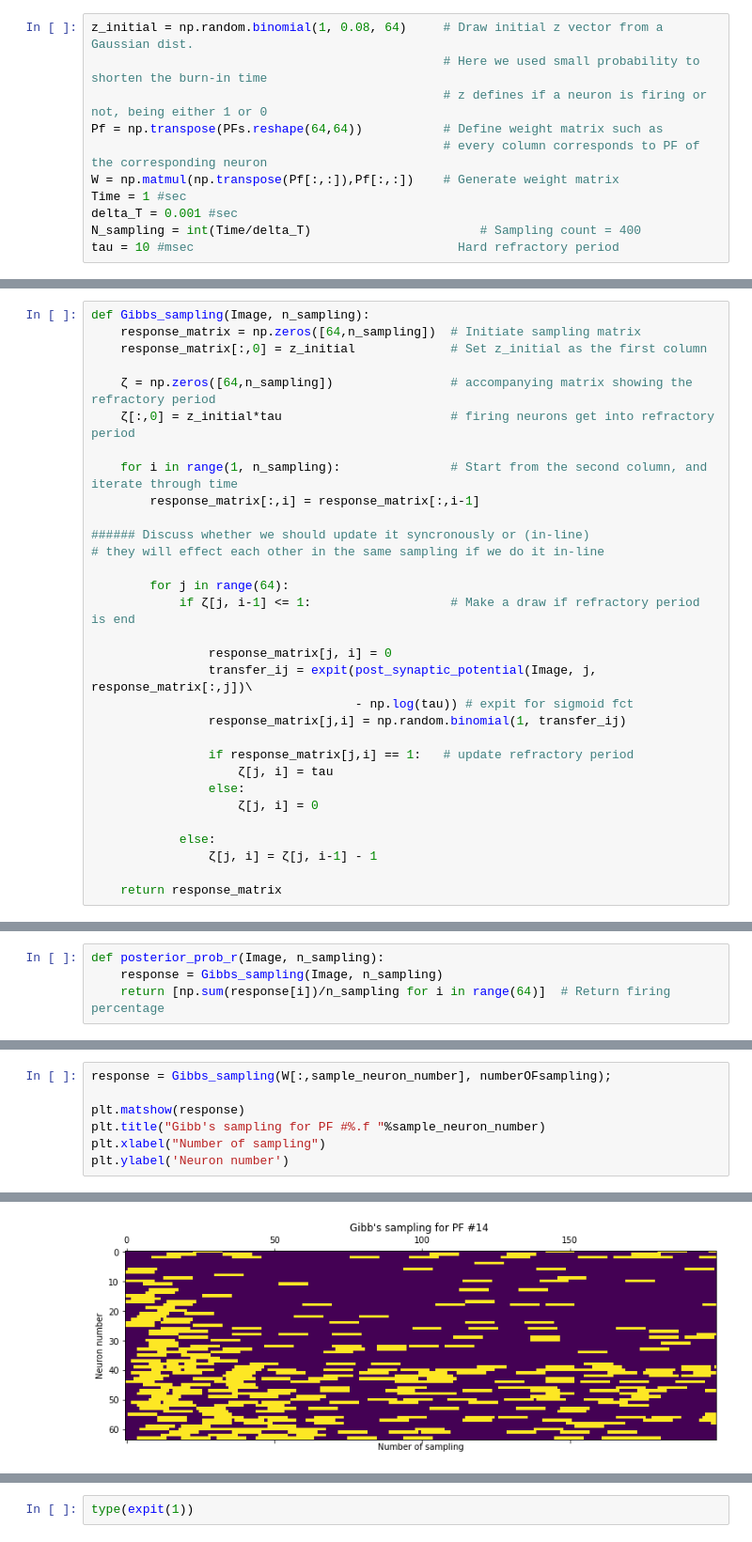
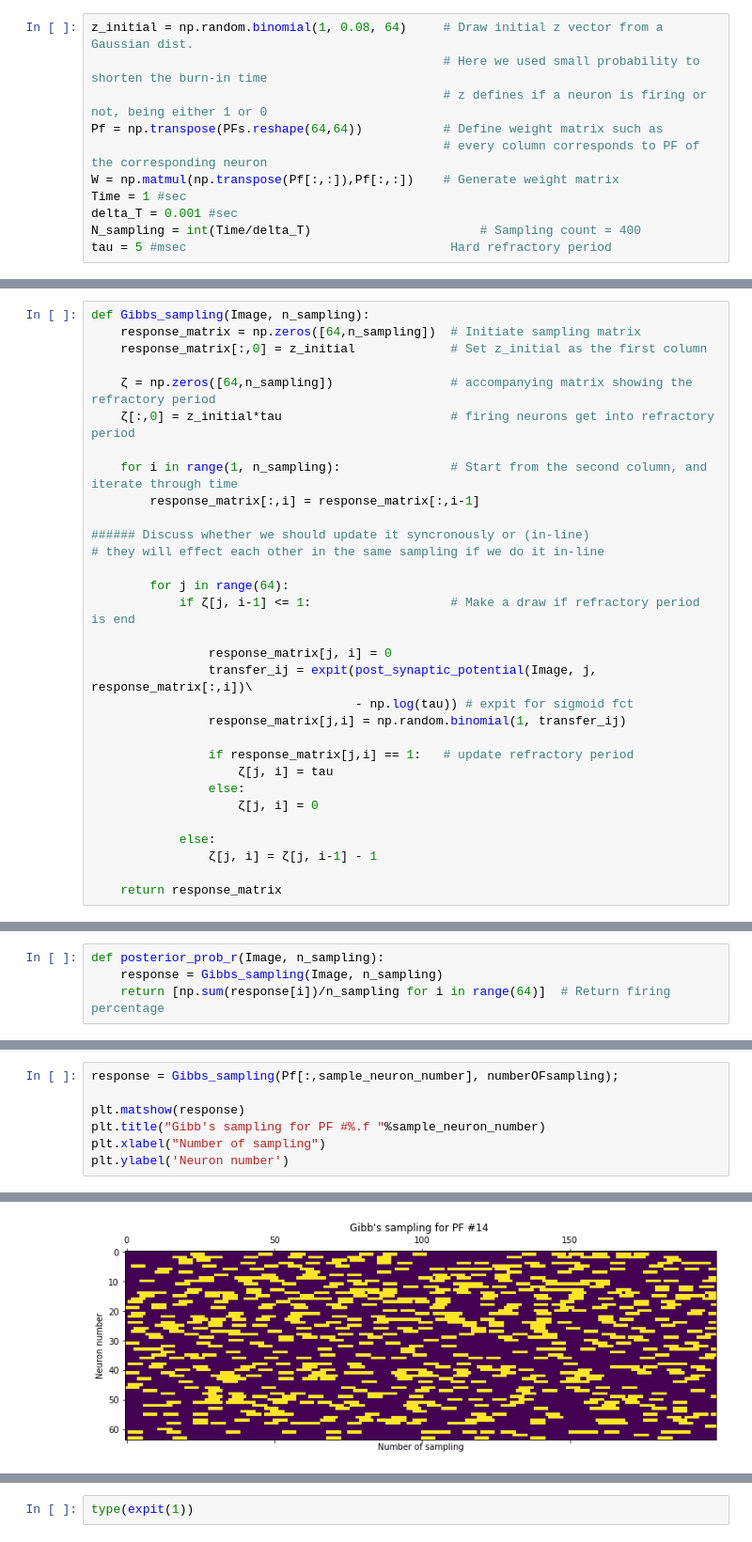
Before and after one commit to yavuz-s/Final-Project-phy527, a Jupyter notebook: Final Project - Sampling.ipynb, the cells around one changed output, grey strips where cells are left out. Shown at 94% size. Saved outputs shown, nothing was run; the diff lists cells and outputs as text.

```diff
--- a/Final Project - Sampling.ipynb
+++ b/Final Project - Sampling.ipynb
@@ -36,7 +36,7 @@ W = np.matmul(np.transpose(Pf[:,:]),Pf[:,:])    # Generate weight matrix
 Time = 1 #sec
 delta_T = 0.001 #sec
 N_sampling = int(Time/delta_T)                       # Sampling count = 400
-tau = 10 #msec                                    Hard refractory period
+tau = 5 #msec                                    Hard refractory period
 # %%
 def post_synaptic_potential(Image, i, z):
     weight_i = W[i]
@@ -62,7 +62,7 @@ def Gibbs_sampling(Image, n_sampling):
             if ζ[j, i-1] <= 1:                   # Make a draw if refractory period is end
 
                 response_matrix[j, i] = 0
-                transfer_ij = expit(post_synaptic_potential(Image, j, response_matrix[:,j])\
+                transfer_ij = expit(post_synaptic_potential(Image, j, response_matrix[:,i])\
                                     - np.log(tau)) # expit for sigmoid fct
                 response_matrix[j,i] = np.random.binomial(1, transfer_ij)
 
@@ -100,10 +114,10 @@ plt.legend(["Sample neuron: %.0f" %sample_neuron_number], loc='upper right', fan
 # %%
-response = Gibbs_sampling(W[:,sample_neuron_number], numberOFsampling);
+response = Gibbs_sampling(Pf[:,sample_neuron_number], numberOFsampling);
 
 plt.matshow(response)
 plt.title("Gibb's sampling for PF #%.f "%sample_neuron_number)
 plt.xlabel("Number of sampling")
 plt.ylabel('Neuron number')
 # %% [output]
 Text(0, 0.5, 'Neuron number')
-[figure, old version]
+[figure, new version]
```
Also changed, not shown: parts of 15 cells of this notebook.
